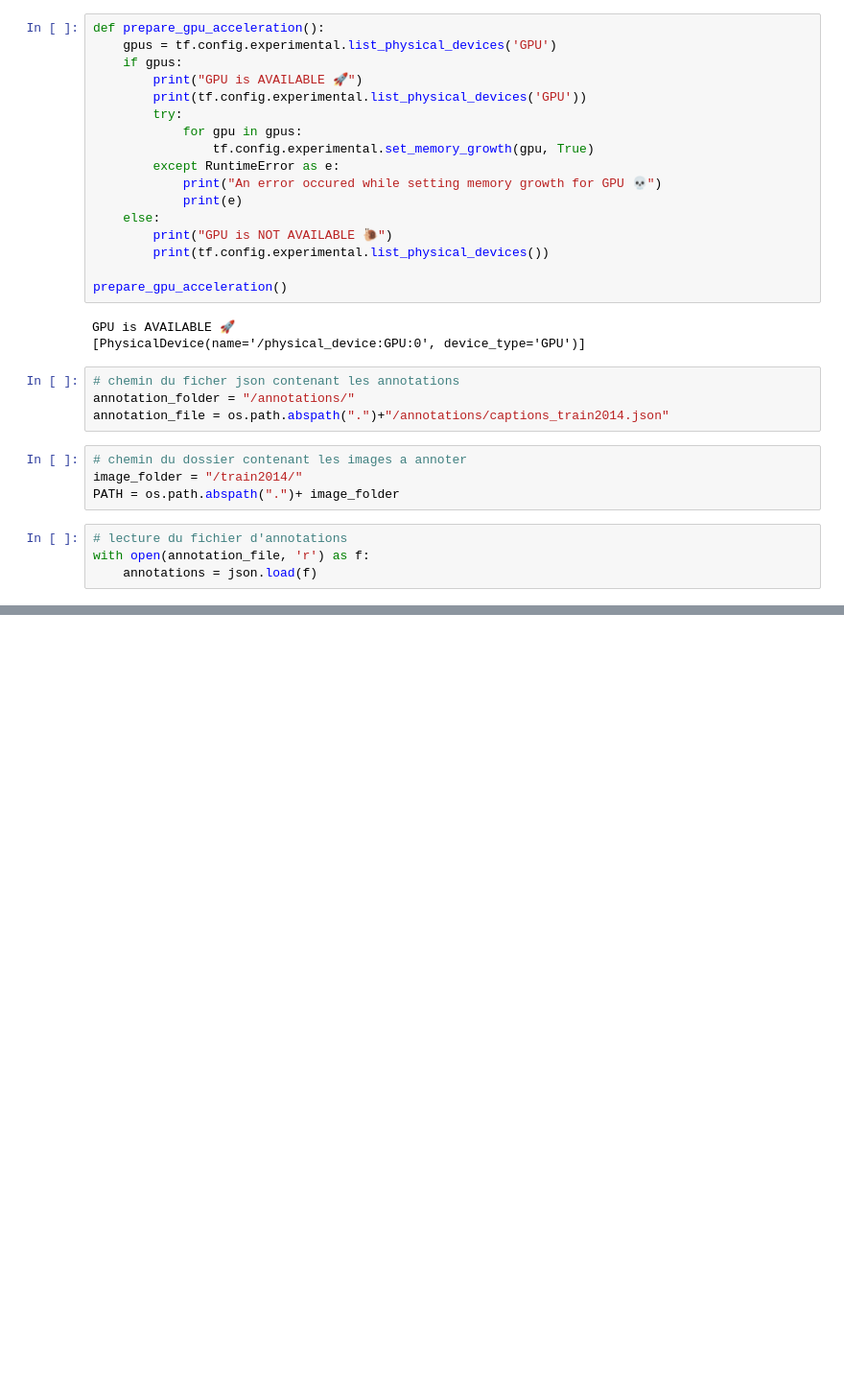
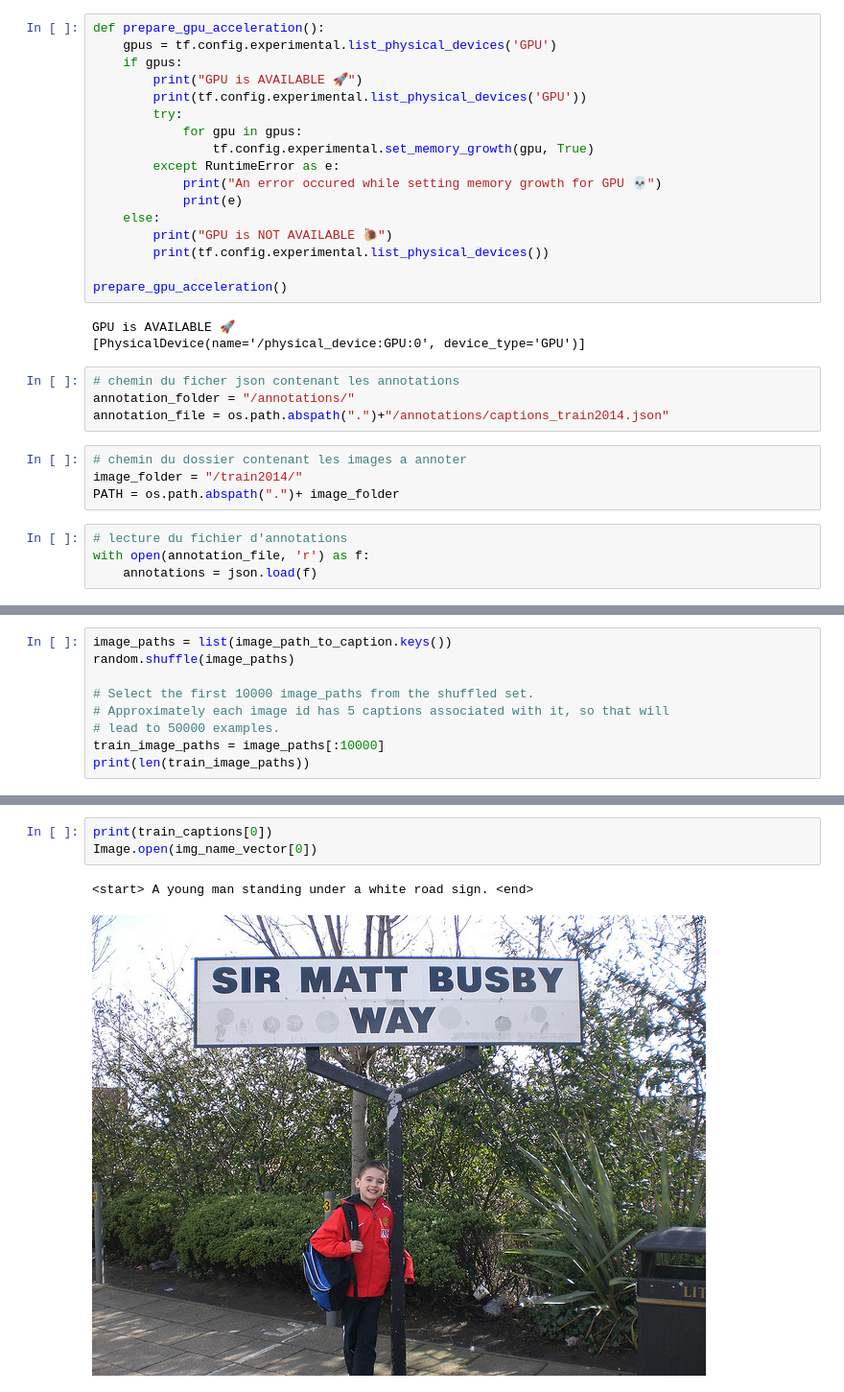
Before and after one commit to ramdaniAli/CNN_RNN, a Jupyter notebook: RNN_captioning.ipynb, the cells around one changed output, grey strips where cells are left out. Shown at 96% size. Drawn from its saved outputs; the diff is of its cells as text; blank space fills up the shorter version.

Commit message:
update model captioning

```diff
--- a/RNN_captioning.ipynb
+++ b/RNN_captioning.ipynb
@@ -469,0 +57,9 @@ Prediction Caption: a guy on a skatepark <end>
+# %%
+image_paths = list(image_path_to_caption.keys())
+random.shuffle(image_paths)
+
+# Select the first 10000 image_paths from the shuffled set.
+# Approximately each image id has 5 captions associated with it, so that will
+# lead to 50000 examples.
+train_image_paths = image_paths[:10000]
+print(len(train_image_paths))
@@ -469,0 +76,6 @@ Prediction Caption: a guy on a skatepark <end>
+# %%
+print(train_captions[0])
+Image.open(img_name_vector[0])
+# %% [output]
+<start> A young man standing under a white road sign. <end>
+[figure, added]
```
Also changed, not shown: parts of 53 cells of this notebook.
